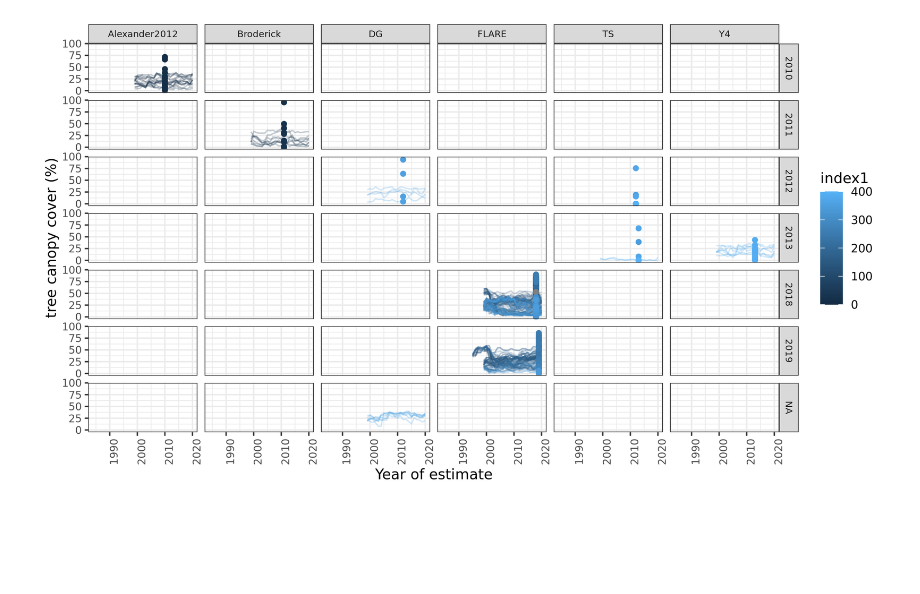
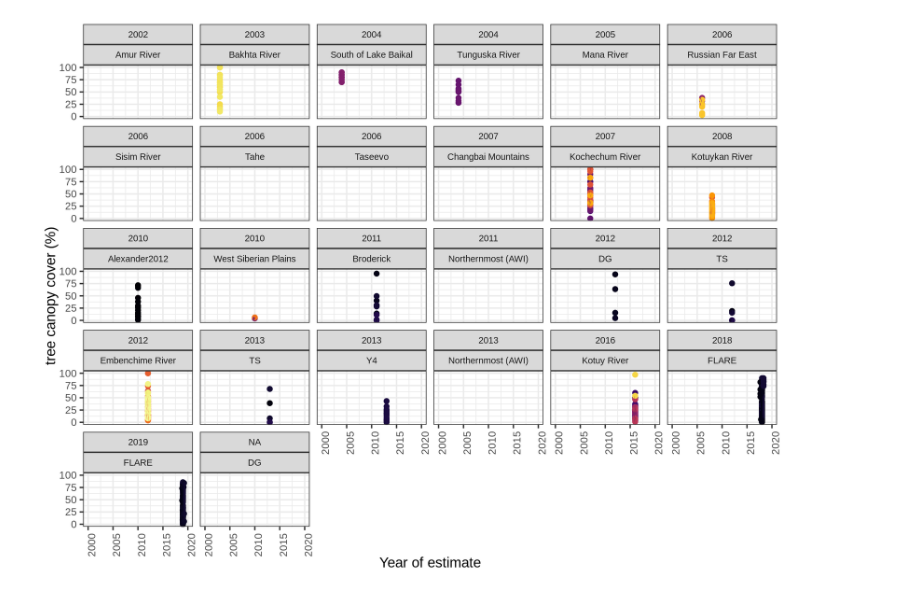
Before and after one commit to pahbs/maap_tools, a Jupyter notebook: notebooks/examine_siberia_tcc.ipynb, the cells around one changed output. Saved outputs shown, nothing was run; the diff lists cells and outputs as text; code cells hidden in the pictures; blank space fills up the shorter version.

```diff
--- a/notebooks/examine_siberia_tcc.ipynb
+++ b/notebooks/examine_siberia_tcc.ipynb
@@ -55,4 +57,5 @@ A data.frame: 401 × 17
 # %%
-kolyma_tcc = st_read('/projects/my-private-bucket/KolymaRegion_all_s3tp_tcc1984-2020.gpkg')
+#kolyma_tcc = st_read('/projects/my-private-bucket/KolymaRegion_all_s3tp_tcc1984-2020.gpkg')
+kolyma_tcc = st_read('/home/pmontesa/pmontesa/userfs02/data/reference/extracted/KolymaRegion_all_tcc1984-2020.gpkg')
 names(kolyma_tcc)[which(names(kolyma_tcc) == 'project')] <- 'group_name'
 # %% [output]
@@ -83,4 +70,5 @@ names(kolyma_tcc)
 # %%
-eurasia_tcc = st_read('/projects/my-private-bucket/eurasia_forest_structure_plots_smrytrees_s3tp_tcc1984-2020.gpkg')
+#eurasia_tcc = st_read('/projects/my-private-bucket/eurasia_forest_structure_plots_smrytrees_s3tp_tcc1984-2020.gpkg')
+eurasia_tcc = st_read('/home/pmontesa/pmontesa/userfs02/data/reference/extracted/eurasia_forest_structure_plots_smrytrees_20240124_tcc1984-2020.gpkg')
 names(eurasia_tcc)[which(names(eurasia_tcc) == 'tcc_perc')] <- 'canopy_cover'
 # %% [output]
@@ -133,0 +82,4 @@ as.data.frame())
+# %%
+plots_tcc = rbind(kolyma_tcc %>% as.data.frame %>% select(site, canopy_cover, year, group_name, contains('tcc')),
+                  eurasia_tcc %>% as.data.frame %>% select(site, canopy_cover, year, group_name, contains('tcc'))
+                 )
@@ -182,3 +131,3 @@ A data.frame: 13 × 6
 # %%
-kolyma_tcc.m = reshape2::melt(kolyma_tcc %>% as.data.frame %>% select(index1, canopy_cover, year, project, contains('tcc')), id.vars=c('index1', 'year','project','canopy_cover'))
-kolyma_tcc.m$variable <- gsub("tp_tcc", "", kolyma_tcc.m$variable)
+plots_tcc.m = reshape2::melt(plots_tcc, id.vars=c('site', 'year','group_name','canopy_cover'))
+plots_tcc.m$variable <- gsub("value_tcc", "", plots_tcc.m$variable)
@@ -185,13 +220,16 @@ kolyma_tcc.m$variable <- gsub("tp_tcc", "", kolyma_tcc.m$variable)
 # %%
-kolyma_tcc.m %>%
-#filter(site == 4) %>%
-ggplot(aes(x=as.numeric(variable), y=value, group=index1, color=index1)) +
-#scale_y_continuous(limits=c(0,50))+
-geom_path(alpha=0.25) +
-geom_point(data=kolyma_tcc, aes(x=as.numeric(year), y=as.numeric(canopy_cover, group=project, color=index1))) +
-theme_bw() +
-theme(axis.text.x=element_text(angle=90, size=8), axis.text.y = element_text(size=8), strip.text = element_text(size=7)) +
-facet_grid(year~project)+
-labs(x='Year of estimate', y = 'tree canopy cover (%)')
+plots_tcc.m %>%
+    #filter(site == 4) %>%
+    ggplot(aes(x=as.numeric(variable), y=value, group=site, color=site)) +
+        #scale_y_continuous(limits=c(0,50))+
+        geom_path(alpha=0.25, show.legend=FALSE) +
+        geom_point(data=plots_tcc, aes(x=as.numeric(year), y=as.numeric(canopy_cover, group=group_name, color=site)), show.legend=FALSE) +
+        geom_boxplot(data=plots_tcc, aes(x=as.numeric(year), y=as.numeric(canopy_cover)), show.legend=FALSE) +
+        scale_color_viridis_d(option='inferno') +
+        theme_bw() +
+        coord_cartesian(xlim=c(2000,2020)) +
+        theme(axis.text.x=element_text(angle=90, size=8), axis.text.y = element_text(size=8), strip.text = element_text(size=7)) +
+        facet_wrap(year~group_name)+
+        labs(x='Year of estimate', y = 'tree canopy cover (%)')
 # %% [output]
 Warning message:
@@ -204 +239 @@ Warning message:
-[figure, old version]
+[figure, new version]
```
Also changed, not shown: parts of 26 cells of this notebook.
